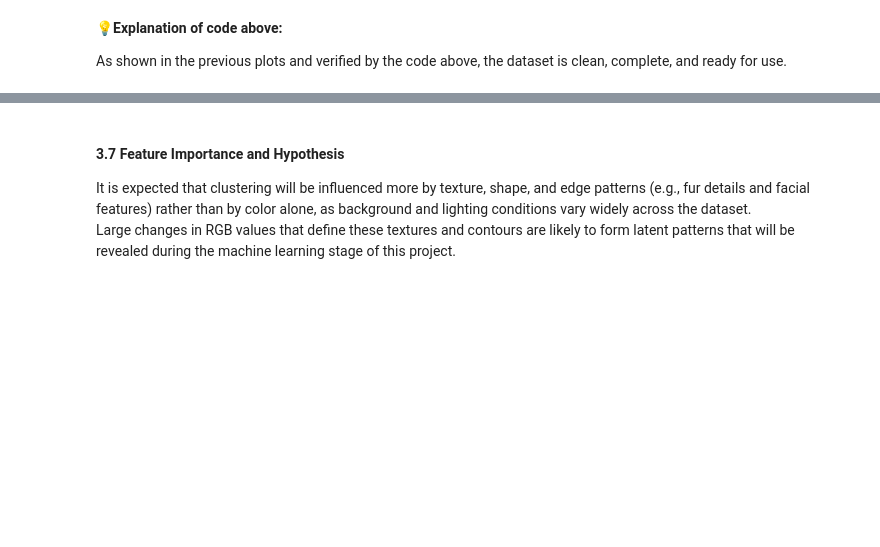
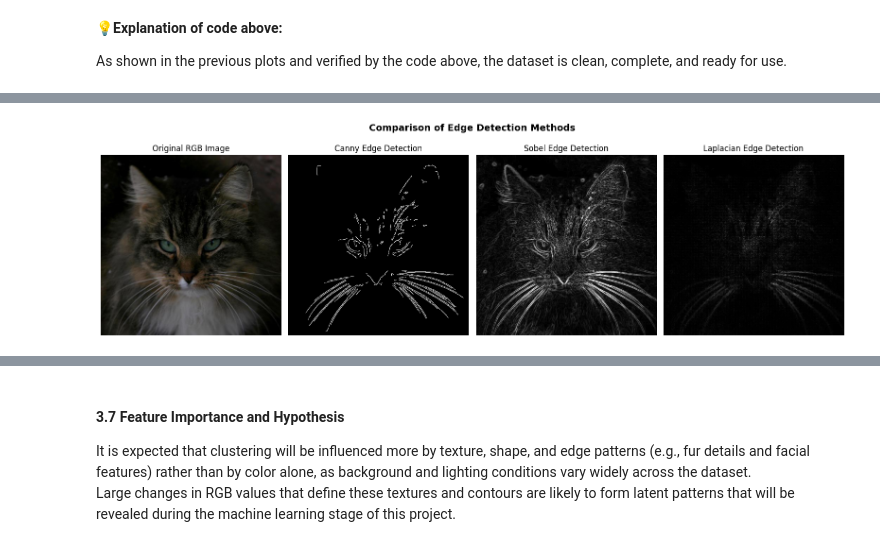
Before and after one commit to Mosh333/csca5632-final-project, a Jupyter notebook: notebooks/csca5632-final-project-animal-image-classification.ipynb, the cells around one changed output, grey strips where cells are left out. Saved outputs shown, nothing was run; the diff lists cells and outputs as text; code cells hidden in the pictures; blank space fills up the shorter version.

Commit message:
eda revised to include memory management and edge detection algorithms

```diff
--- a/notebooks/csca5632-final-project-animal-image-classification.ipynb
+++ b/notebooks/csca5632-final-project-animal-image-classification.ipynb
@@ -704,0 +836,88 @@ Because all three color channels (R, G, and B) have similar ranges and balanced
+# %%
+data_edges_canny = []
+data_edges_sobel = []
+data_edges_laplacian = []
+missing = 0
+
+print("Generating edge-detected datasets (Canny, Sobel, Laplacian)...")
+
+# Using float32 here provides negligible improvement in quality compared to integer precision.
+# edge_detection_output_int_versio.png vs edge_detection_full_float_version.png
+for cls in classes:
+    folder = os.path.join(DATA_DIR, cls)
+    for fname in tqdm(os.listdir(folder), desc=f"Processing {cls}"):
+        fpath = os.path.join(folder, fname)
+        img = cv2.imread(fpath)
+        if img is None:
+            missing += 1
+            continue
+
+        # Convert to grayscale
+        gray = cv2.cvtColor(img, cv2.COLOR_BGR2GRAY)
+
+        # --- 1 Canny Edge Detection ---
+        edges_canny = cv2.Canny(gray, threshold1=100, threshold2=200)
+
+        # --- 2 Sobel Edge Detection ---
+        sobelx = cv2.Sobel(gray, cv2.CV_64F, 1, 0, ksize=3)
+        sobely = cv2.Sobel(gray, cv2.CV_64F, 0, 1, ksize=3)
+        sobel = cv2.magnitude(sobelx, sobely)
+        sobel = np.uint8(np.clip(sobel, 0, 255))
+
+        # --- 3 Laplacian Edge Detection ---
+        laplacian = cv2.Laplacian(gray, cv2.CV_64F)
+        laplacian = np.uint8(np.clip(np.abs(laplacian), 0, 255))
+
+        # Append all
+        data_edges_canny.append(edges_canny)
+        data_edges_sobel.append(sobel)
+        data_edges_laplacian.append(laplacian)
+
+# Convert all to numpy arrays (uint8)
+data_edges_canny = np.array(data_edges_canny, dtype=np.uint8)
+data_edges_sobel = np.array(data_edges_sobel, dtype=np.uint8)
+data_edges_laplacian = np.array(data_edges_laplacian, dtype=np.uint8)
+
+print("✅ Canny shape:", data_edges_canny.shape)
+print("✅ Sobel shape:", data_edges_sobel.shape)
+print("✅ Laplacian shape:", data_edges_laplacian.shape)
+print("Approx. total memory use (GB):",
+      round((data_edges_canny.nbytes +
+             data_edges_sobel.nbytes +
+             data_edges_laplacian.nbytes) / (1024**3), 2))
+print(f"⚠️ Missing or unreadable files: {missing}")
+
+# === Save Each Dataset Asynchronously ===
+print("\n💾 Starting background saves...")
+
+save_thread_canny = save_numpy_array_async(data_edges_canny, "AFHQ_edges_canny")
+save_thread_sobel = save_numpy_array_async(data_edges_sobel, "AFHQ_edges_sobel")
+save_thread_laplacian = save_numpy_array_async(data_edges_laplacian, "AFHQ_edges_laplacian")
+
+# Pick an index (0 = first image, or any number < len(data))
+idx = 0
+
+# Retrieve original and edge-detected versions
+img_original = data[idx]
+img_canny = data_edges_canny[idx]
+img_sobel = data_edges_sobel[idx]
+img_laplacian = data_edges_laplacian[idx]
+
+# Plot all side-by-side
+fig, axes = plt.subplots(1, 4, figsize=(16, 5))
+axes[0].imshow(img_original)
+axes[0].set_title("Original RGB Image")
+axes[1].imshow(img_canny, cmap="gray")
+axes[1].set_title("Canny Edge Detection")
+axes[2].imshow(img_sobel, cmap="gray")
+axes[2].set_title("Sobel Edge Detection")
+axes[3].imshow(img_laplacian, cmap="gray")
+axes[3].set_title("Laplacian Edge Detection")
+
+for ax in axes:
+    ax.axis("off")
+
+plt.suptitle("Comparison of Edge Detection Methods", fontsize=14, weight="bold")
+plt.tight_layout()
+plt.show()
+# %% [output]
@@ -704,0 +935 @@ Because all three color channels (R, G, and B) have similar ranges and balanced
+[figure, added]
```
Also changed, not shown: parts of 13 cells of this notebook, 3 other files.
